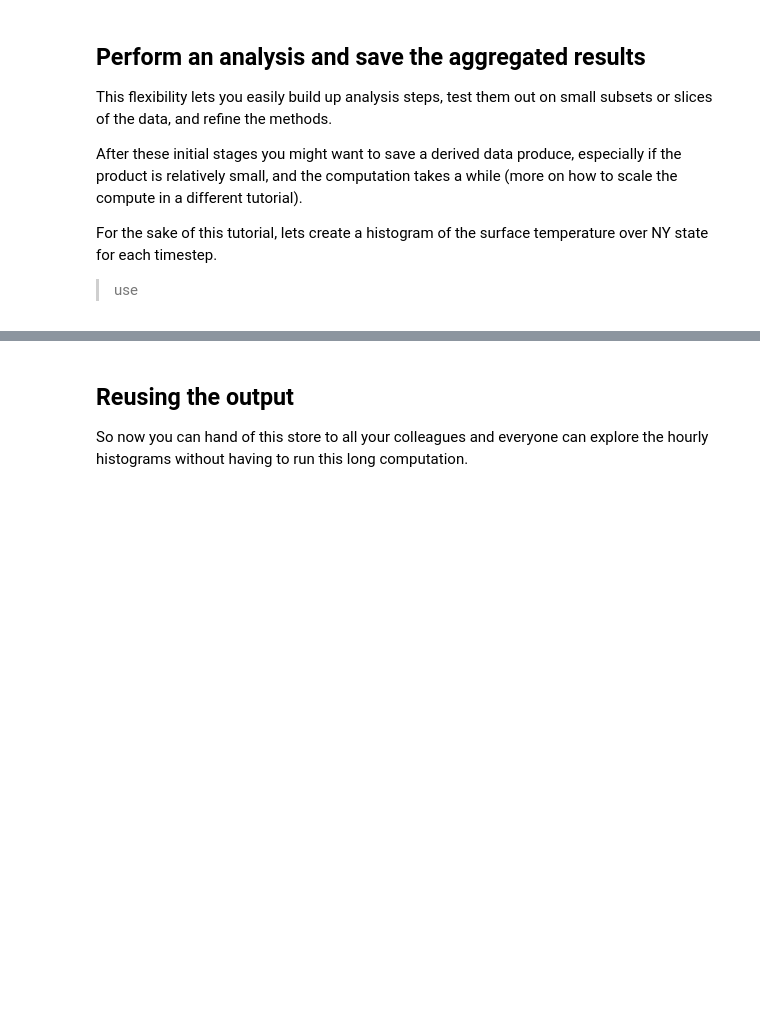
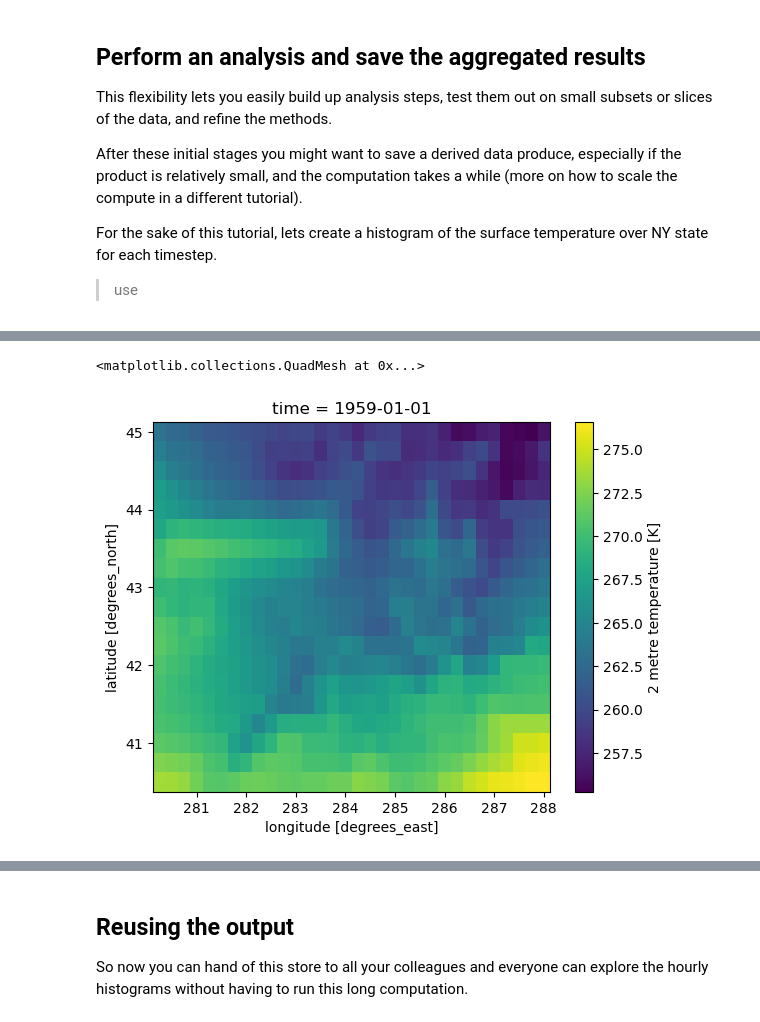
Before and after one commit to jbusecke/leap-pangeo-demos, a Jupyter notebook: Cloud_Storage_ERA5_ARCO.ipynb, the cells around one changed output, grey strips where cells are left out. Saved outputs shown, nothing was run; the diff lists cells and outputs as text; code cells hidden in the pictures; blank space fills up the shorter version.

```diff
--- a/Cloud_Storage_ERA5_ARCO.ipynb
+++ b/Cloud_Storage_ERA5_ARCO.ipynb
@@ -50,14 +97,19 @@ For the sake of this tutorial, lets create a histogram of the surface temperatur
 # %%
 # bounding box [lon0, lon1, lat0, lat1]
 ny_bbox = [
     360-79.762152,
     360-71.856214,
     45.01585,
     40.496103
 ] # latitudes are not monotonically increasing. Maybe we should raise an issue?
 
 # select the 2m_temperature for NY state and plot a single time slice
-...
+ar_full_37_1h['2m_temperature'].isel(time=0).sel(
+    longitude=slice(ny_bbox[0],ny_bbox[1]),
+    latitude=slice(ny_bbox[2], ny_bbox[3])).plot()
+# %% [output]
+<matplotlib.collections.QuadMesh at 0x...>
+[figure, added]
 # %%
 from xhistogram.xarray import histogram
 import numpy as np
```
Also changed, not shown: parts of 11 cells of this notebook, 6 other files.
